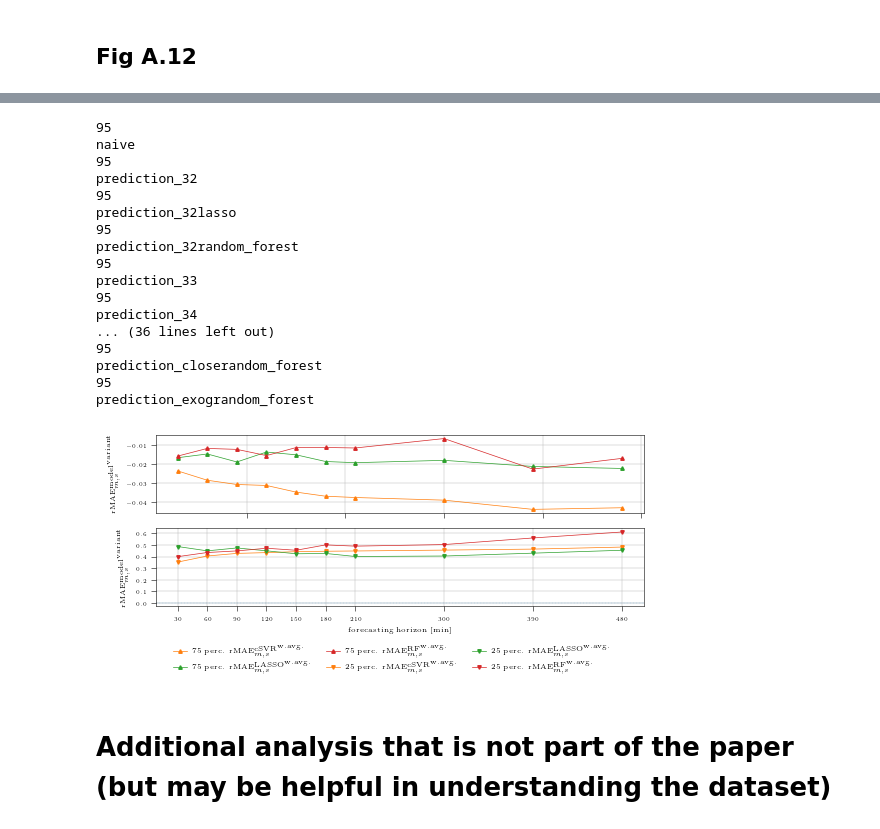
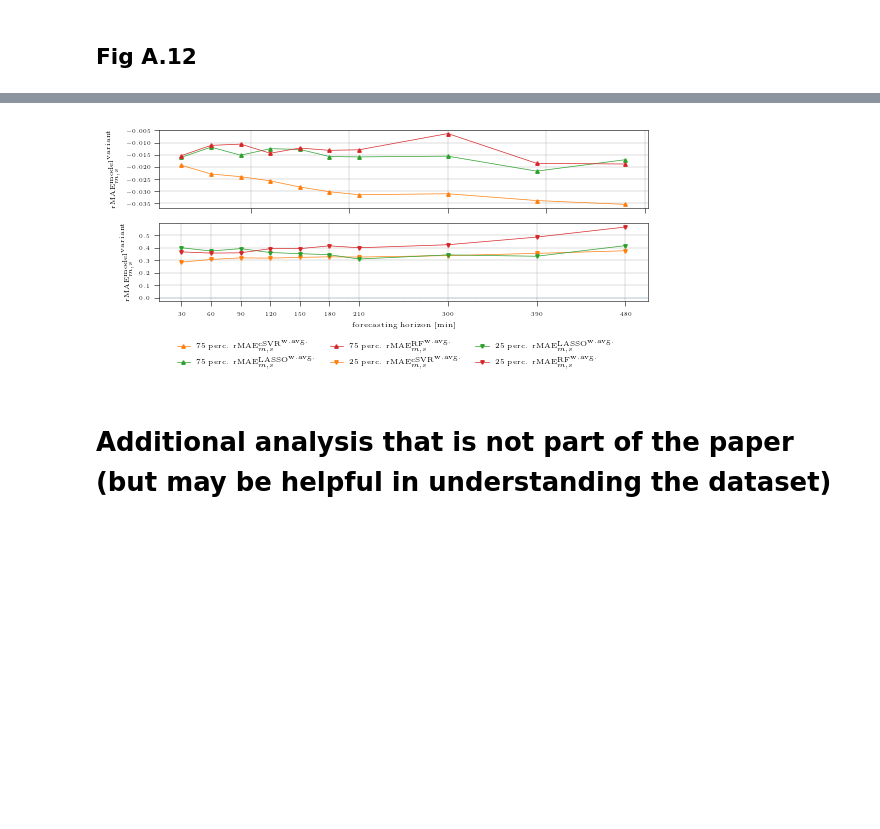
Before and after one commit to pucandrzej/Corrected_Support_Vector_Regression_for_intraday, a Jupyter notebook: paper_figures_reproduction.ipynb, the cells around one changed output, grey strips where cells are left out. Saved outputs shown, nothing was run; the diff lists cells and outputs as text; code cells hidden in the pictures; blank space fills up the shorter version.

```diff
--- a/paper_figures_reproduction.ipynb
+++ b/paper_figures_reproduction.ipynb
@@ -1482,23 +1451,24 @@ for measure_idx, measure_type in enumerate(["0.75", "0.25"]):
                             > 0
                         ):
                             trade_times.append(trad)
-                    trade_time = trade_times[ttd]
-                    if (
-                        len(
-                            surprise_mae_results[measure_type][delivery][horizon][
+                    if len(trade_times) > 0:
+                        trade_time = trade_times[ttd]
+                        if (
+                            len(
+                                surprise_mae_results[measure_type][delivery][horizon][
+                                    trade_time
+                                ]
+                            )
+                            > 0
+                            and "naive"
+                            in surprise_mae_results[measure_type][delivery][horizon][
                                 trade_time
-                            ]
-                        )
-                        > 0
-                        and "naive"
-                        in surprise_mae_results[measure_type][delivery][horizon][
-                            trade_time
-                        ].keys()
-                    ):
-                        results[horizon] += surprise_mae_results[measure_type][
-                            delivery
-                        ][horizon][trade_time][forecast_technique]
-                        counter_dict[horizon] += 1
+                            ].keys()
+                        ):
+                            results[horizon] += surprise_mae_results[measure_type][
+                                delivery
+                            ][horizon][trade_time][forecast_technique]
+                            counter_dict[horizon] += 1
 
         results_plot = []
         for horizon in [480, 390, 300, 210, 180, 150, 120, 90, 60, 30]:
@@ -1510,7 +1480,6 @@ for measure_idx, measure_type in enumerate(["0.75", "0.25"]):
             else:
                 results_plot.append(results[horizon] / counter_dict[horizon])
 
-        print(forecast_technique)
         if forecast_technique != "naive":
             if forecast_technique in list(clean_kernel_names_map.keys()):
                 if measure_type == "0.25":
@@ -1531,51 +1500,34 @@ for measure_idx, measure_type in enumerate(["0.75", "0.25"]):
                         / np.array(naive_results),
                         lw=0.5,
                         marker="^",
                         ms=2.5,
                         color=colors[idx],
                         label="75 perc. " + clean_kernel_names_map[forecast_technique],
                     )
         else:
             naive_results = results_plot
 
         ax.set_ylabel("$\mathrm{rMAE}^{\mathrm{model}^\mathrm{variant}}_{m,s}$")
         ax.grid(visible=True, linewidth=0.3)
 
 ax.axhline(0, ls="--", lw=0.2)
 ax.set_xlabel("forecasting horizon [min]")
 fig.legend(
     loc="outside lower center",
     ncol=3,
     frameon=False,
     bbox_to_anchor=(0.5, -0.09),
     fontsize=5,
 )
 
 ax.set_xticks([480, 390, 300, 210, 180, 150, 120, 90, 60, 30])
 
 fig.autofmt_xdate(rotation=0, ha="center")
 plt.savefig(
     "Paper_Figures/EXTREME_SURPRISE_relative_MAE_all_models.pdf", bbox_inches="tight"
 )
 # %% [output]
-95
-naive
-95
-prediction_32
-95
-prediction_32lasso
-95
-prediction_32random_forest
-95
-prediction_33
-95
-prediction_34
-... (36 lines left out)
-95
-prediction_closerandom_forest
-95
-prediction_exograndom_forest
-[figure, old version]
+[figure, new version]
 # %% [markdown]
 # Additional analysis that is not part of the paper (but may be helpful in understanding the dataset)
 # %% [markdown]
```
Also changed, not shown: parts of 4 cells of this notebook, 2 other files.
